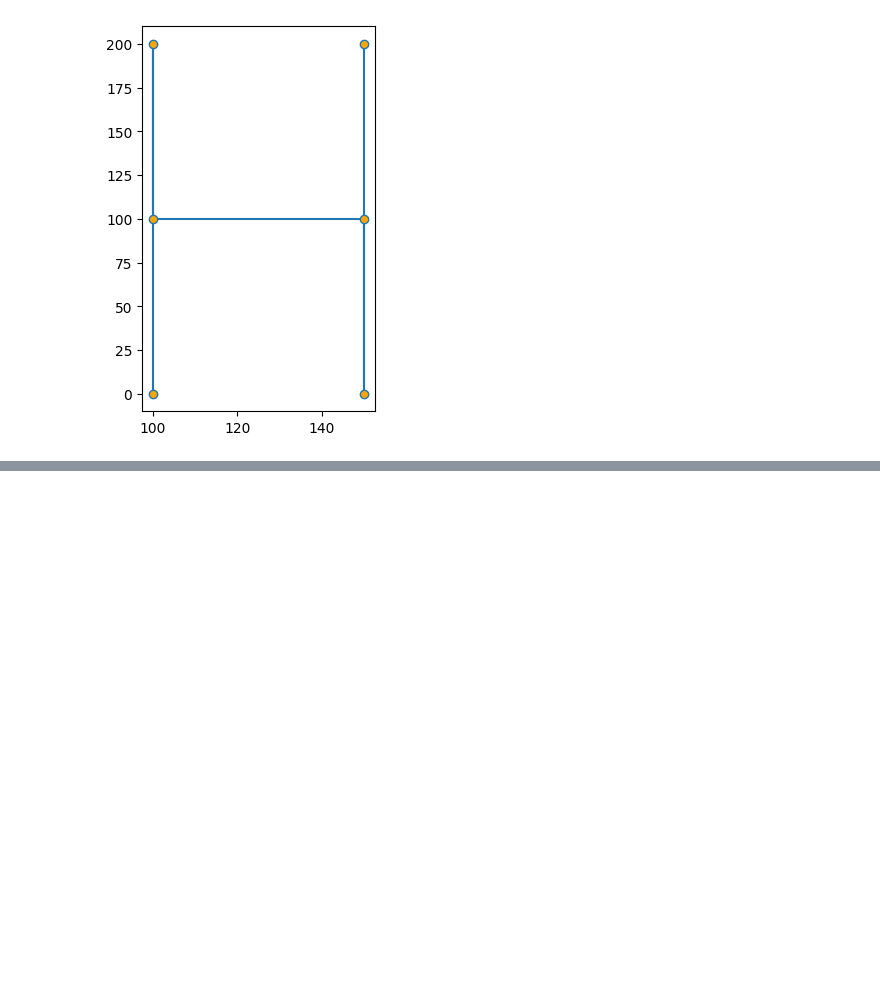
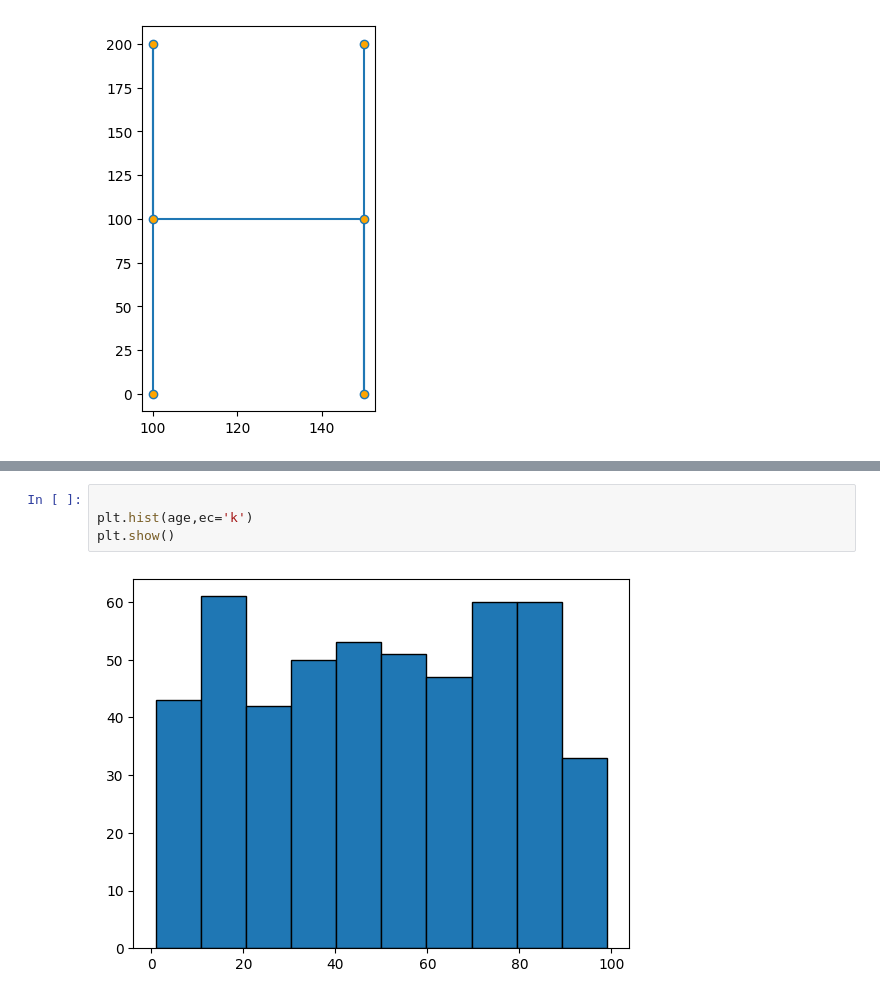
Before and after one commit to upflairs-pvt-ltd/3rd_july_datascience, a Jupyter notebook: maptlotlib.ipynb, the cells around one changed output, grey strips where cells are left out. Saved outputs shown, nothing was run; the diff lists cells and outputs as text; blank space fills up the shorter version.

```diff
--- a/maptlotlib.ipynb
+++ b/maptlotlib.ipynb
@@ -245,0 +278,6 @@ plt.show()
+# %%
+
+plt.hist(age,ec='k')
+plt.show()
+# %% [output]
+[figure, added]
```
Also changed, not shown: parts of 23 cells of this notebook, 2 other files.
